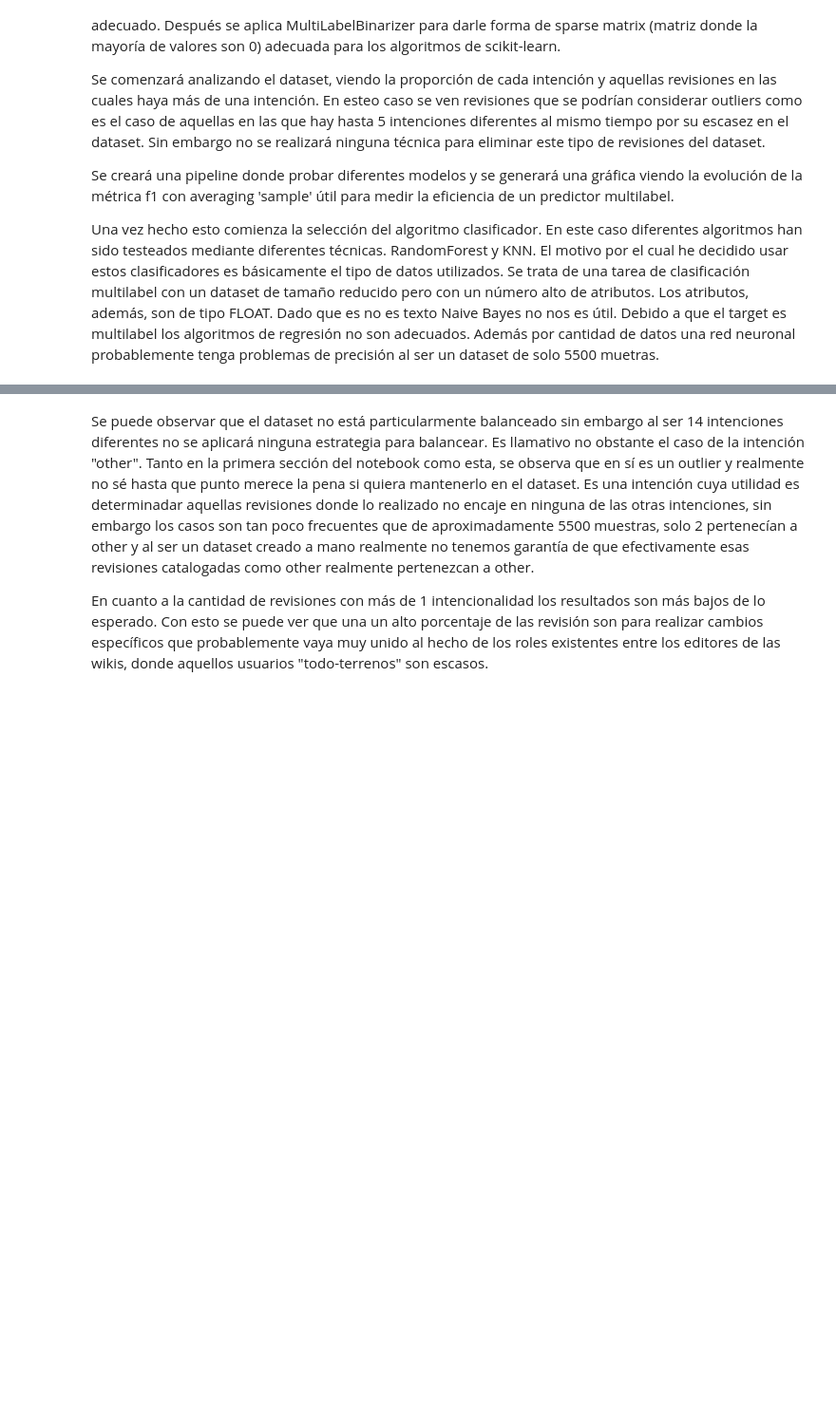
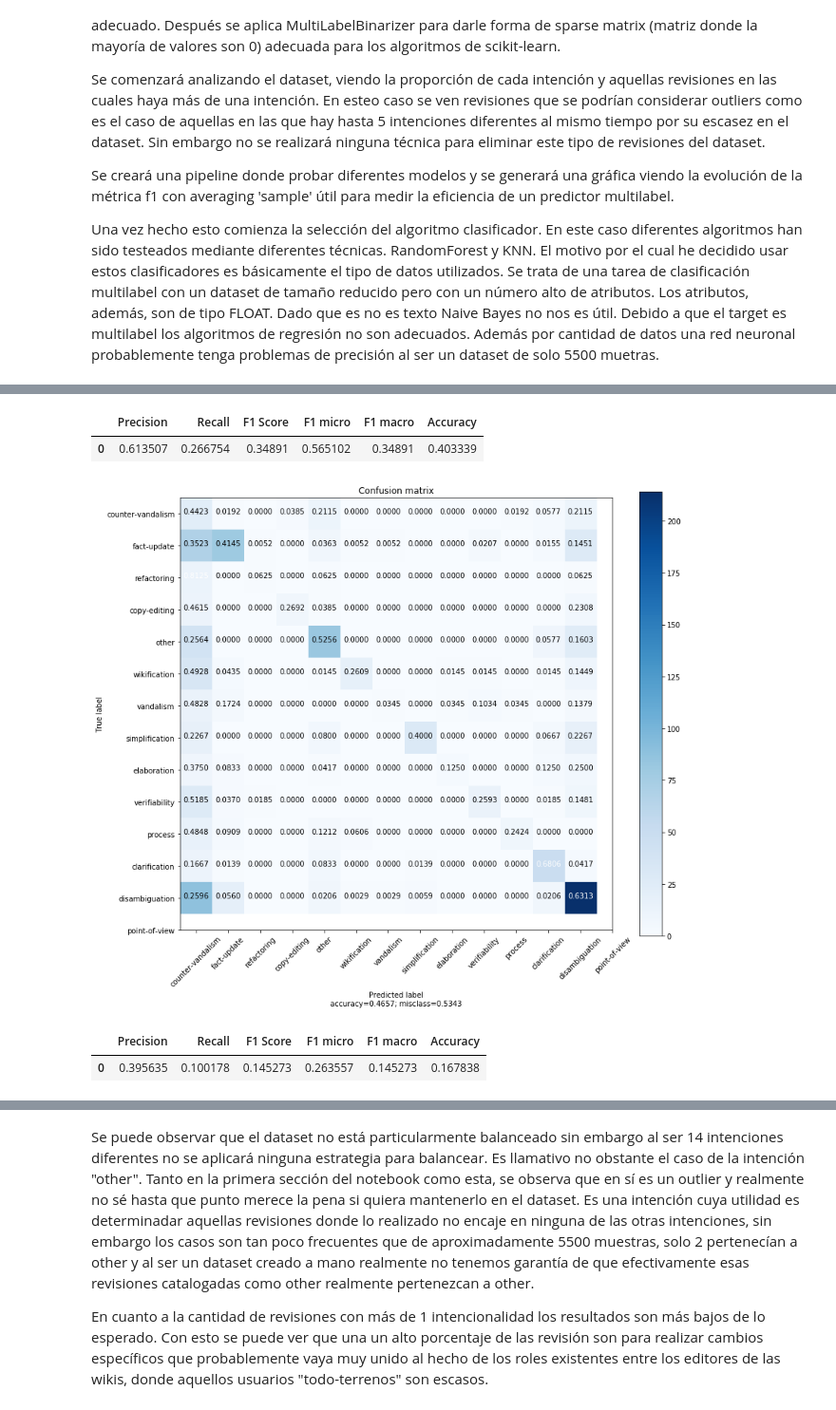
Before and after one commit to ignacioGarsami/Wiki_Semantic_Intention, a Jupyter notebook: pred_src/predictive_step.ipynb, the cells around one changed output, grey strips where cells are left out. Shown at 95% size. Saved outputs shown, nothing was run; the diff lists cells and outputs as text; code cells hidden in the pictures; blank space fills up the shorter version.

```diff
--- a/pred_src/predictive_step.ipynb
+++ b/pred_src/predictive_step.ipynb
@@ -1068,0 +1128,46 @@ plt.show()
+# %%
+base_rf_ML_data = pandas.DataFrame()
+
+
+
+base_rf_ML_model = RandomForestClassifier(random_state = 64)
+base_rf_ML_model.fit(X_train, y_train)
+
+y_pred = base_rf_ML_model.predict(X_test)
+base_rf_ML_data['Precision'] = [precision_score(y_test, y_pred, average = 'macro')]
+base_rf_ML_data['Recall'] = [recall_score(y_test, y_pred, average = 'macro')]
+base_rf_ML_data['F1 Score'] = [f1_score(y_test, y_pred, average = 'macro')]
+base_rf_ML_data['F1 micro'] = [f1_score(y_test, y_pred, average = 'micro')]
+base_rf_ML_data['F1 macro'] = [f1_score(y_test, y_pred, average = 'macro')]
+base_rf_ML_data['Accuracy'] = [accuracy_score(y_test, y_pred)]
+
+base_rf_ML_data.head(15)
+# %% [output]
+|  | Precision | Recall | F1 Score | F1 micro | F1 macro | Accuracy |
+| 0 | 0.613507 | 0.266754 | 0.34891 | 0.565102 | 0.34891 | 0.403339 |
+# %%
+cm_ML_rf = confusion_matrix(y_test.argmax(axis=1), y_pred.argmax(axis=1))
+
+plot_confusion_matrix(cm_ML_rf, intentions)
+# %% [output]
+[figure, added]
+# %%
+base_KNN_ML_data = pandas.DataFrame()
+
+
+
+base_KNN_ML_model = MLkNN()
+base_KNN_ML_model.fit(X_train, y_train)
+
+y_pred = base_KNN_ML_model.predict(X_test)
+base_KNN_ML_data['Precision'] = [precision_score(y_test, y_pred, average = 'macro')]
+base_KNN_ML_data['Recall'] = [recall_score(y_test, y_pred, average = 'macro')]
+base_KNN_ML_data['F1 Score'] = [f1_score(y_test, y_pred, average = 'macro')]
+base_KNN_ML_data['F1 micro'] = [f1_score(y_test, y_pred, average = 'micro')]
+base_KNN_ML_data['F1 macro'] = [f1_score(y_test, y_pred, average = 'macro')]
+base_KNN_ML_data['Accuracy'] = [accuracy_score(y_test, y_pred)]
+
+base_KNN_ML_data.head(15)
+# %% [output]
+|  | Precision | Recall | F1 Score | F1 micro | F1 macro | Accuracy |
+| 0 | 0.395635 | 0.100178 | 0.145273 | 0.263557 | 0.145273 | 0.167838 |
```
Also changed, not shown: parts of 18 cells of this notebook.
